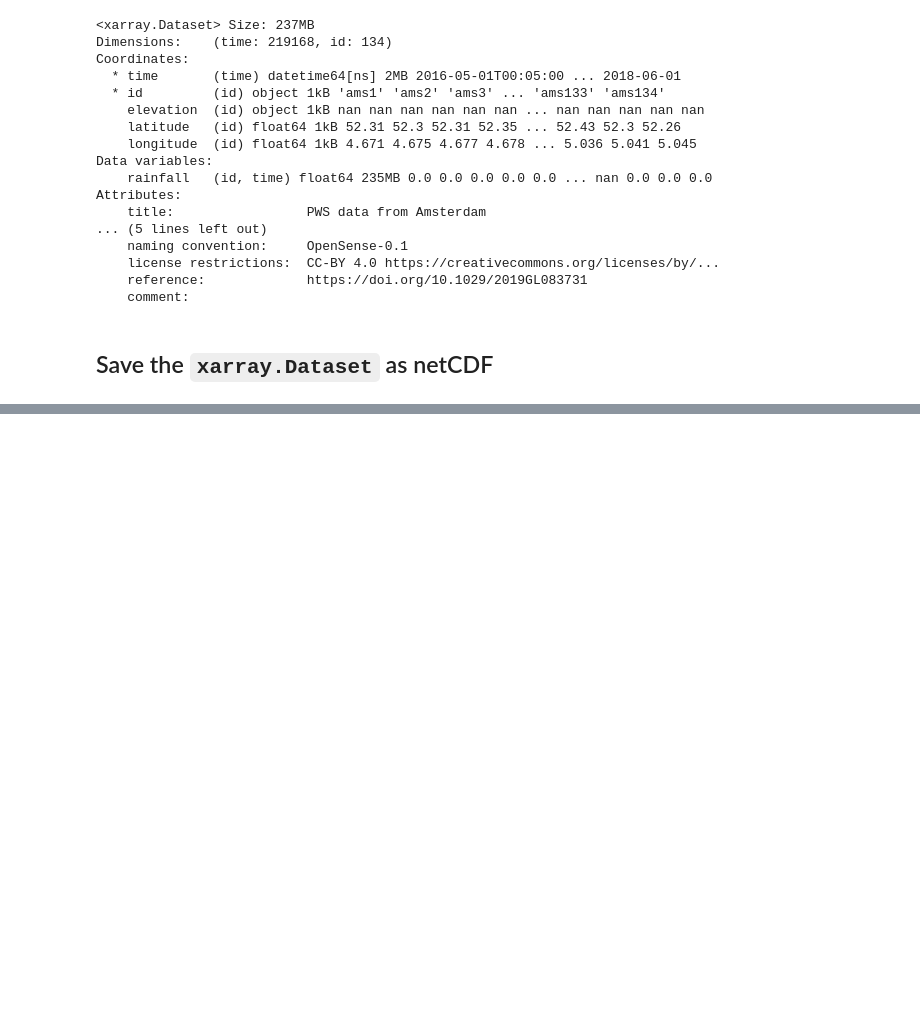
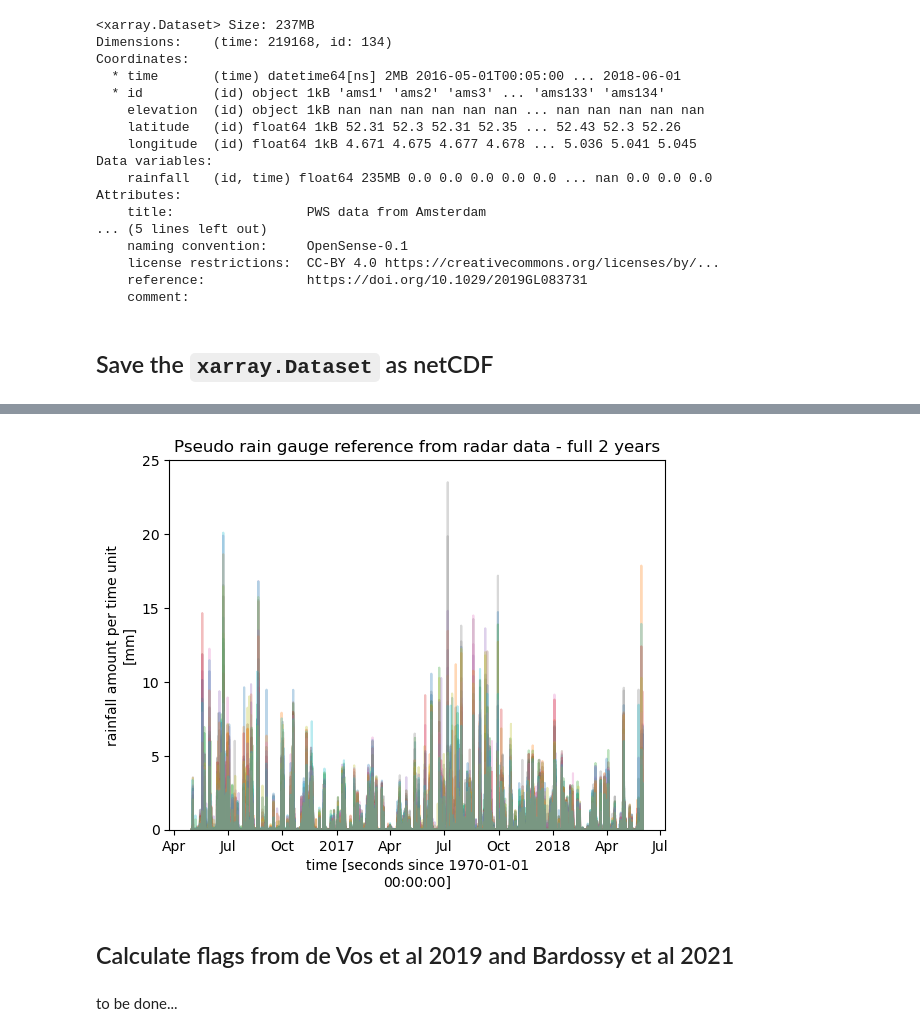
Before and after one commit to OpenSenseAction/opensense_example_data, a Jupyter notebook: AMS_PWS/PWS_example_dataset.ipynb, the cells around one changed output, grey strips where cells are left out. Drawn from its saved outputs; the diff is of its cells as text; code cells hidden in the pictures; blank space fills up the shorter version.

Commit message:
add AMS reference data

```diff
--- a/AMS_PWS/PWS_example_dataset.ipynb
+++ b/AMS_PWS/PWS_example_dataset.ipynb
@@ -138,0 +171,2 @@ ds.to_netcdf("AMS_PWS_full_dataset.nc",
+# %%
+ds_ref = xr.open_dataset("RadarRef_AMS.nc")
@@ -138,0 +193,10 @@ ds.to_netcdf("AMS_PWS_full_dataset.nc",
+# %%
+ds_ref.rainfall.plot.line(x='time',add_legend=False,alpha=0.3)
+plt.ylim(0,25)
+plt.title("Pseudo rain gauge reference from radar data - full 2 years");
+# %% [output]
+[figure, added]
+# %% [markdown]
+## Calculate flags from de Vos et al 2019 and Bardossy et al 2021
+# %% [markdown]
+to be done...
```
Also changed, not shown: parts of 7 cells of this notebook, 1 other file.
